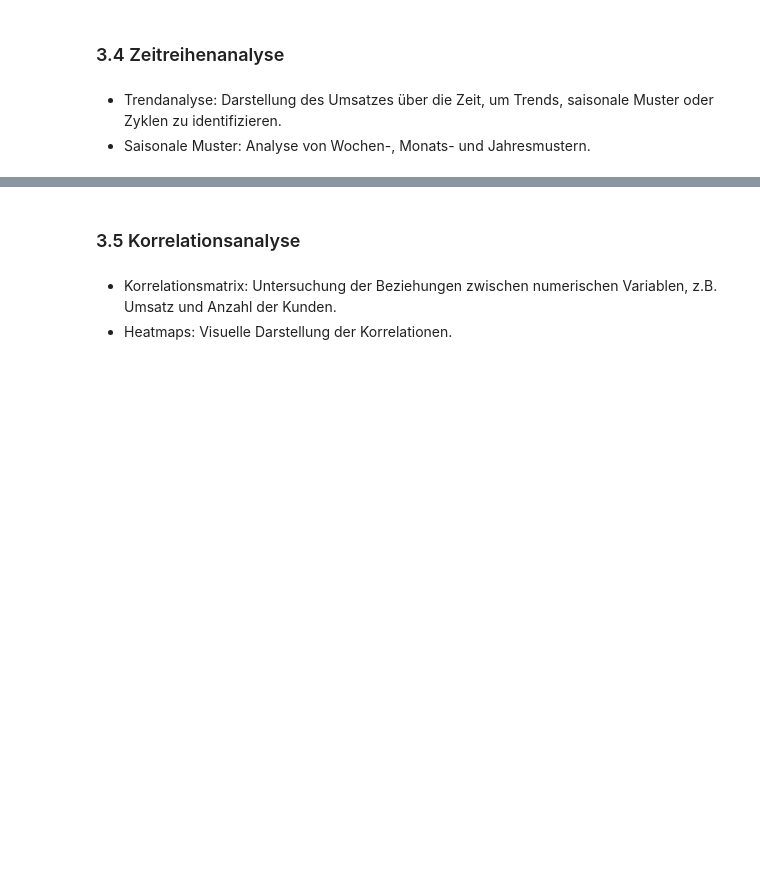
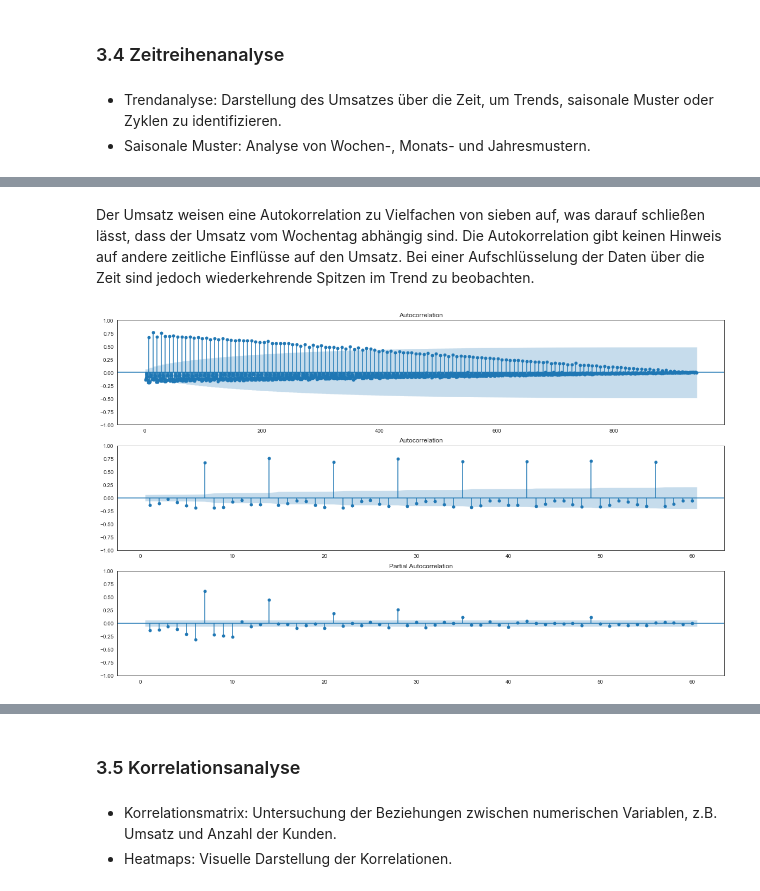
Before and after one commit to AliceKitchkin/Forecasting-Rossmann-Store-Sales, a Jupyter notebook: Forecasting_Notebook.ipynb, the cells around one changed output, grey strips where cells are left out. Drawn from its saved outputs; the diff is of its cells as text; code cells hidden in the pictures; blank space fills up the shorter version.

```diff
--- a/Forecasting_Notebook.ipynb
+++ b/Forecasting_Notebook.ipynb
@@ -251,0 +283,11 @@ display(pd.concat([dtypes, describe]))
+# %% [markdown]
+Der Umsatz weisen eine Autokorrelation zu Vielfachen von sieben auf, was darauf schließen lässt, dass der Umsatz vom Wochentag abhängig sind. Die Autokorrelation gibt keinen Hinweis auf andere zeitliche Einflüsse auf den Umsatz. Bei einer Aufschlüsselung der Daten über die Zeit sind jedoch wiederkehrende Spitzen im Trend zu beobachten.
+# %%
+fig, axs = plt.subplots(3, figsize= (20,12))
+plot_acf(sample["Kundenanzahl"], lags = len(sample)-1, zero = False, ax = axs[0])
+plot_acf(sample["Kundenanzahl"], lags = 60, zero = False, ax = axs[1])
+plot_pacf(sample["Kundenanzahl"], lags = 60, zero = False, ax = axs[2])
+
+plt.show()
+# %% [output]
+[figure, added]
```
Also changed, not shown: parts of 7 cells of this notebook.
